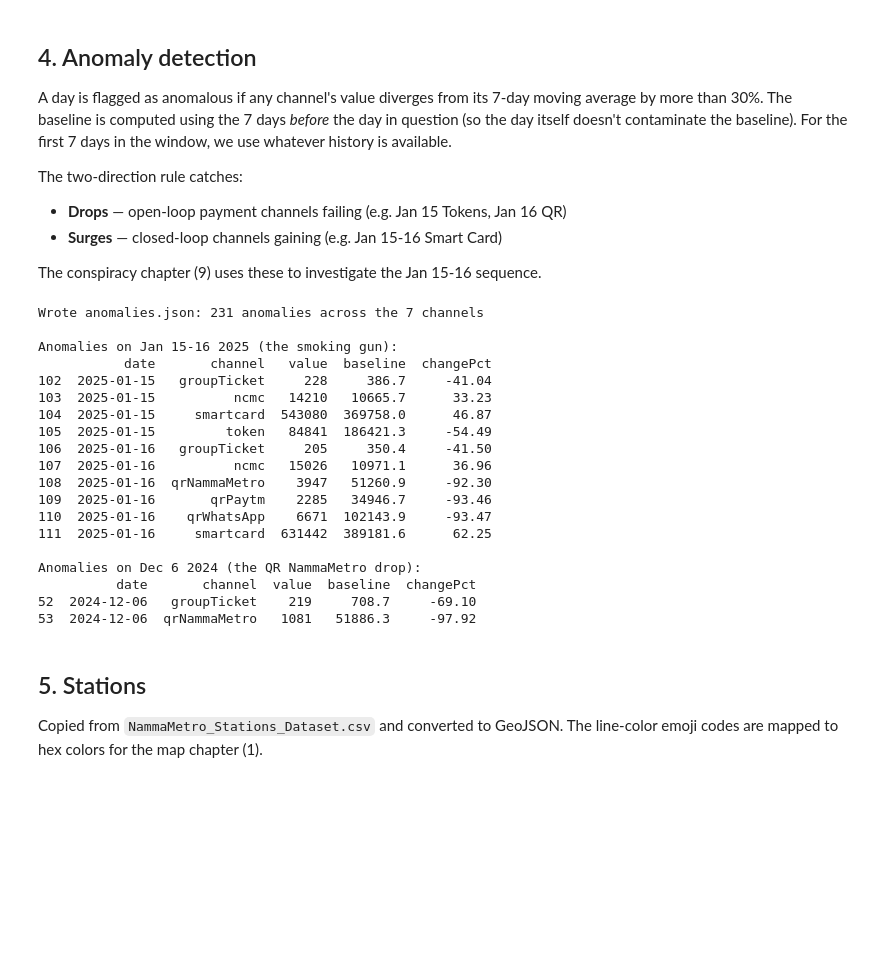
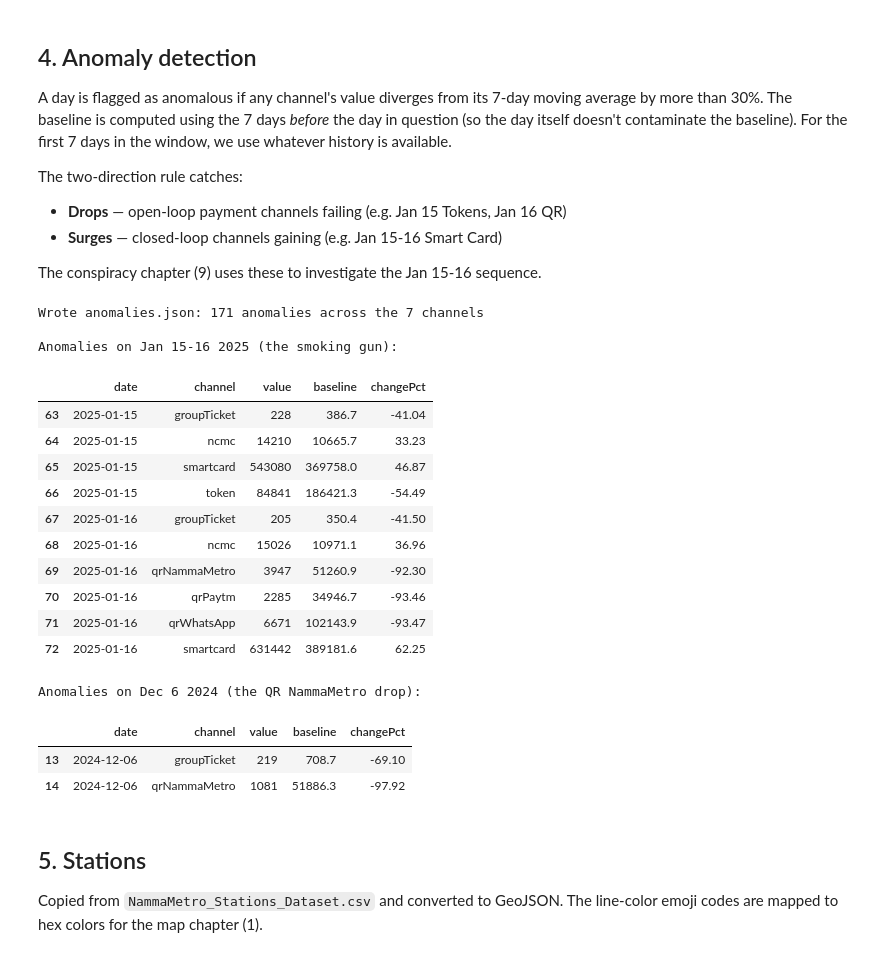
Before and after one commit to thecont1/namma-metro-ridership-tracker, a Jupyter notebook: scrolly-article/aggregate-scrolly.ipynb, the cells around one changed output. Saved outputs shown, nothing was run; the diff lists cells and outputs as text; code cells hidden in the pictures; blank space fills up the shorter version.

Commit message:
scrolly article data aggregation
tweaking date bounds

```diff
--- a/scrolly-article/aggregate-scrolly.ipynb
+++ b/scrolly-article/aggregate-scrolly.ipynb
@@ -151,46 +151,45 @@ The conspiracy chapter (9) uses these to investigate the Jan 15-16 sequence.
 # %%
 anomalies = []
 for src, dst in CHANNELS.items():
     series = window[['date', src]].copy()
     series['ma7'] = series[src].rolling(window=7, min_periods=1).mean().shift(1)
     series['pct_change'] = ((series[src] - series['ma7']) / series['ma7'] * 100).round(2)
     flagged = series[series['pct_change'].abs() > 30].copy()
     for _, row in flagged.iterrows():
         anomalies.append({
             'date': row['date'].strftime('%Y-%m-%d'),
             'channel': dst,
             'value': int(row[src]),
             'baseline': round(float(row['ma7']), 1) if pd.notna(row['ma7']) else None,
             'changePct': float(row['pct_change']),
         })
 
 anomalies_df = pd.DataFrame(anomalies).sort_values(['date', 'channel']).reset_index(drop=True)
 anomalies_df.to_json(OUT_DIR / 'anomalies.json', orient='records', indent=2)
 print(f'Wrote anomalies.json: {len(anomalies_df)} anomalies across the {len(CHANNELS)} channels')
 print(f'\nAnomalies on Jan 15-16 2025 (the smoking gun):')
-print(anomalies_df[anomalies_df['date'].isin(['2025-01-15', '2025-01-16'])])
+display(anomalies_df[anomalies_df['date'].isin(['2025-01-15', '2025-01-16'])])
 print(f'\nAnomalies on Dec 6 2024 (the QR NammaMetro drop):')
-print(anomalies_df[anomalies_df['date'] == '2024-12-06'])
+display(anomalies_df[anomalies_df['date'] == '2024-12-06'])
 # %% [output]
-Wrote anomalies.json: 231 anomalies across the 7 channels
+Wrote anomalies.json: 171 anomalies across the 7 channels
 
 Anomalies on Jan 15-16 2025 (the smoking gun):
-           date       channel   value  baseline  changePct
-102  2025-01-15   groupTicket     228     386.7     -41.04
-103  2025-01-15          ncmc   14210   10665.7      33.23
-104  2025-01-15     smartcard  543080  369758.0      46.87
-105  2025-01-15         token   84841  186421.3     -54.49
-106  2025-01-16   groupTicket     205     350.4     -41.50
-107  2025-01-16          ncmc   15026   10971.1      36.96
-108  2025-01-16  qrNammaMetro    3947   51260.9     -92.30
-109  2025-01-16       qrPaytm    2285   34946.7     -93.46
-110  2025-01-16    qrWhatsApp    6671  102143.9     -93.47
-111  2025-01-16     smartcard  631442  389181.6      62.25
-
-Anomalies on Dec 6 2024 (the QR NammaMetro drop):
-          date       channel  value  baseline  changePct
-52  2024-12-06   groupTicket    219     708.7     -69.10
-53  2024-12-06  qrNammaMetro   1081   51886.3     -97.92
+|  | date | channel | value | baseline | changePct |
+| 63 | 2025-01-15 | groupTicket | 228 | 386.7 | -41.04 |
+| 64 | 2025-01-15 | ncmc | 14210 | 10665.7 | 33.23 |
+| 65 | 2025-01-15 | smartcard | 543080 | 369758.0 | 46.87 |
+| 66 | 2025-01-15 | token | 84841 | 186421.3 | -54.49 |
+| 67 | 2025-01-16 | groupTicket | 205 | 350.4 | -41.50 |
+| 68 | 2025-01-16 | ncmc | 15026 | 10971.1 | 36.96 |
+| 69 | 2025-01-16 | qrNammaMetro | 3947 | 51260.9 | -92.30 |
+| 70 | 2025-01-16 | qrPaytm | 2285 | 34946.7 | -93.46 |
+| 71 | 2025-01-16 | qrWhatsApp | 6671 | 102143.9 | -93.47 |
+| 72 | 2025-01-16 | smartcard | 631442 | 389181.6 | 62.25 |
+Anomalies on Dec 6 2024 (the QR NammaMetro drop):
+|  | date | channel | value | baseline | changePct |
+| 13 | 2024-12-06 | groupTicket | 219 | 708.7 | -69.10 |
+| 14 | 2024-12-06 | qrNammaMetro | 1081 | 51886.3 | -97.92 |
 # %% [markdown]
 ## 5. Stations
 
```
Also changed, not shown: parts of 8 cells of this notebook, 6 other files.
